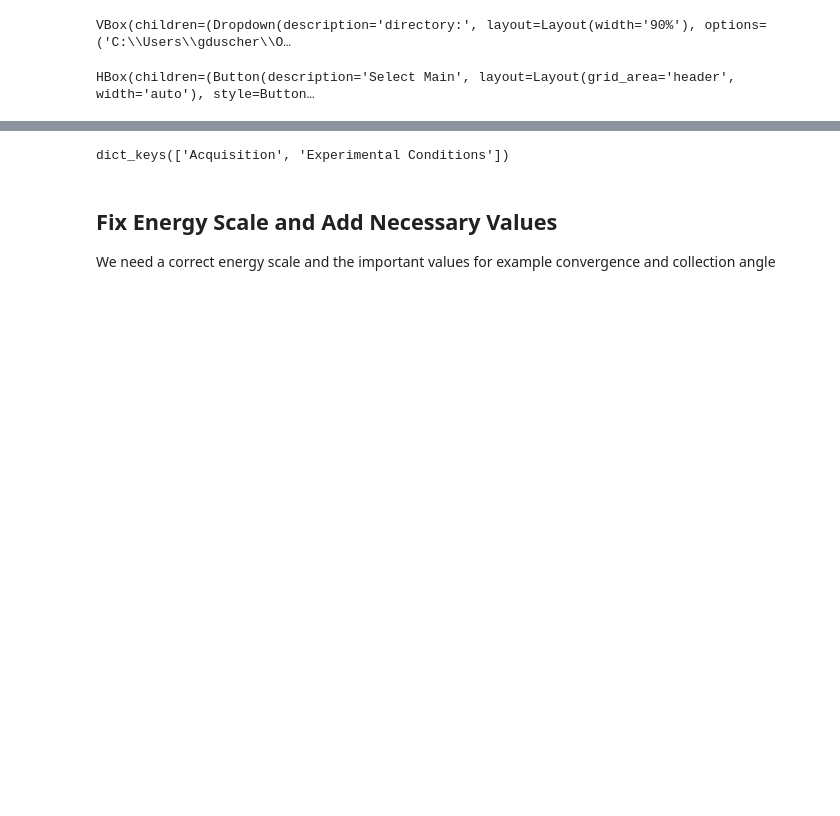
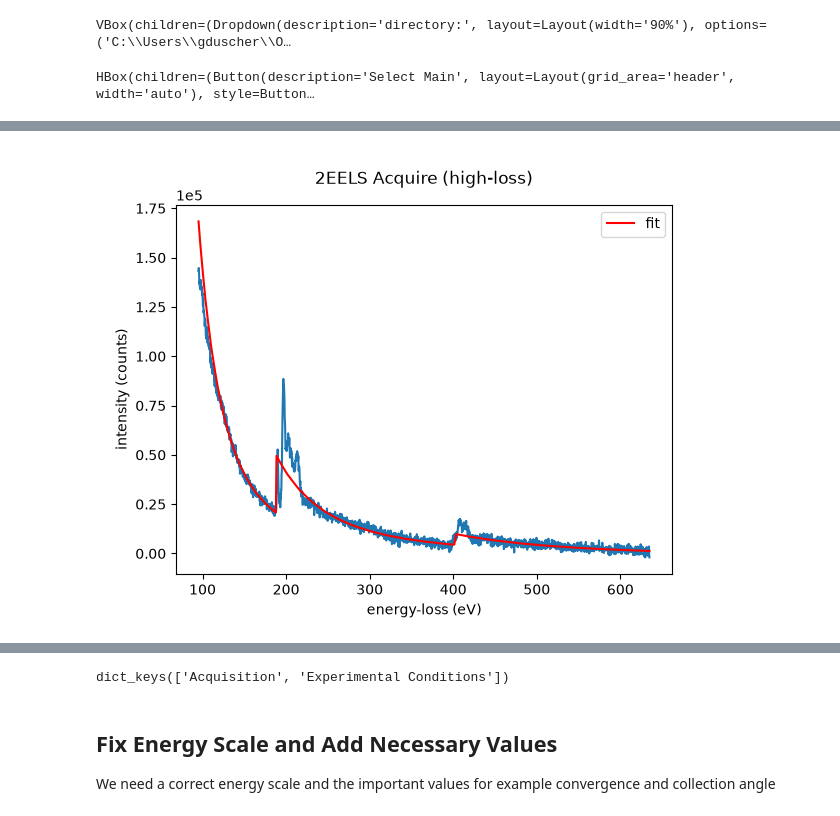
Before and after one commit to pycroscopy/pyTEMlib, a Jupyter notebook: notebooks/Spectroscopy/S2-Analyse_CoreLoss_EELS.ipynb, the cells around one changed output, grey strips where cells are left out. Cells and saved outputs as stored; diff of their text form; code cells hidden in the pictures; blank space fills up the shorter version.

```diff
--- a/notebooks/Spectroscopy/S2-Analyse_CoreLoss_EELS.ipynb
+++ b/notebooks/Spectroscopy/S2-Analyse_CoreLoss_EELS.ipynb
@@ -108,0 +134,94 @@ view = main_dataset.plot()
+# %%
+def core_loss_output(dataset, atoms):
+    edges = dataset.metadata['core_loss']['edges']
+    element = []
+    areal_density = []
+
+    for key, edge in edges.items():
+        if key.isdigit():
+            element.append(edge['element'])
+            areal_density.append(edge['areal_density'])
+
+    print('Relative chemical composition of ', dataset.title)
+
+    for i in range(len(element)):
+
+        out_string = f'{element[i]}: {areal_density[i]/np.sum(areal_density)*100:.3f} %'
+        if 'intentsity_scale_ppm' not in dataset.metadata['experiment']:
+            print(out_string)
+            continue
+        out_string += f"areal_density: {areal_density[i]*dataset.metadata['experiment']['intentsity_scale_ppm']*1e-6:.2f}atoms/nm^2"
+
+        if atoms is not None:
+            elements, counts = np.unique(atoms.symbols, return_counts=True)
+            atom_index = np.where(elements==element[i])[0]
+            if atom_index.size > 0:
+                if any(atoms.cell.lengths() == 0):
+                    # print('Warning: cell volume is zero, assuming 2D')
+                    density = (counts[atom_index[0]]/atoms.cell.area(np.where(atoms.cell.lengths() == 0)[0])*100)
+                    out_string += f" = {areal_density[i]*dataset.metadata['experiment']['intentsity_scale_ppm']*1e-6/density:.2f}layers"
+                else:
+                    density = (counts[atom_index[0]]/atoms.cell.volume*1000)
+                    out_string += f"thickness:  {areal_density[i]*dataset.metadata['experiment']['intentsity_scale_ppm']*1e-6/density:.2f} nm"
+        print(out_string)
+
+def set_exposure_time(spectrum, counts_per_second=None):
+    exposure_time = spectrum.metadata['experiment']['single_exposure_time'] *spectrum.metadata['experiment']['number_of_frames']
+    dispersion = spectrum.energy_loss.slope
+    title =spectrum.title
+    if not counts_per_second:
+        counts_per_second = spectrum.sum()/exposure_time
+    flux = counts_per_second * exposure_time
+
+    spectrum.metadata['experiment']['flux'] = flux
+    spectrum.metadata['experiment']['intentsity_scale_ppm'] = 1/flux *1e6 * dispersion
+    spectrum.metadata['experiment']['incident_beam_current_counts'] = counts_per_second
+    spectrum *= spectrum.metadata['experiment']['intentsity_scale_ppm']
+    spectrum.title = title+ '_calibrated'
+    spectrum.quantity = 'inelastic scattering probability'
+    spectrum. units = 'ppm'
+    return spectrum
+
+
+def analyse_core_loss(core_loss, low_loss=None, elements=[], atoms=None, verbose=True):
+    """
+    Analyse core loss spectrum using low loss spectrum for reference and atoms for quantification.
+    """
+    if low_loss is not None:
+        low_loss.metadata['experiment']['collection_angle'] = core_loss.metadata['experiment']['collection_angle']
+        low_loss.metadata['experiment']['convergence_angle'] = core_loss.metadata['experiment']['convergence_angle']
+        analyzed_low_loss = pyTEMlib.eels_tools.analyse_low_loss(low_loss, gmm=False, verbose=True)
+
+        set_exposure_time(low_loss)
+        core_loss_spectrum = set_exposure_time(core_loss, counts_per_second=low_loss.metadata['experiment']['incident_beam_current_counts'])
+    else:
+        core_loss_spectrum = core_loss
+
+    core_loss.metadata.setdefault('core_loss', {})['edges'] ={}
+    for element in elements:
+        pyTEMlib.eels_tools.add_element_to_dataset(core_loss, element)
+    core_loss.metadata['core_loss'].setdefault('fit_area',{})['fit_start'] = core_loss.energy_loss.values[100]
+    pyTEMlib.eels_tools.fit_dataset(core_loss, verbose=False)
+    core_loss_output(core_loss, atoms)
+
+
+    if verbose:
+        print("Core loss analysis complete.")
+
+    return core_loss_spectrum
+
+
+atoms = pyTEMlib.crystal_tools.structure_by_name('srtio3')
+from ase.build import graphene
+
+atoms = graphene(formula='C2', a=2.504, size=(1, 1, 1))
+atoms[0].symbol = 'B'
+atoms[1].symbol = 'N'
+
+low_loss_spectrum = low_loss_selector.dataset
+analyse_core_loss(core_loss_spectrum, low_loss=low_loss_spectrum, elements = ['B', 'N'], atoms=atoms, verbose=True)
+
+v = core_loss_spectrum.plot()
+plt.plot(core_loss_spectrum.energy_loss.values, core_loss_spectrum.metadata['core_loss']['model']['spectrum'], label='fit', color='red')
+plt.legend();
+# %% [output]
@@ -108,0 +239 @@ view = main_dataset.plot()
+[figure, added]
```
Also changed, not shown: parts of 19 cells of this notebook, 2 other files.
